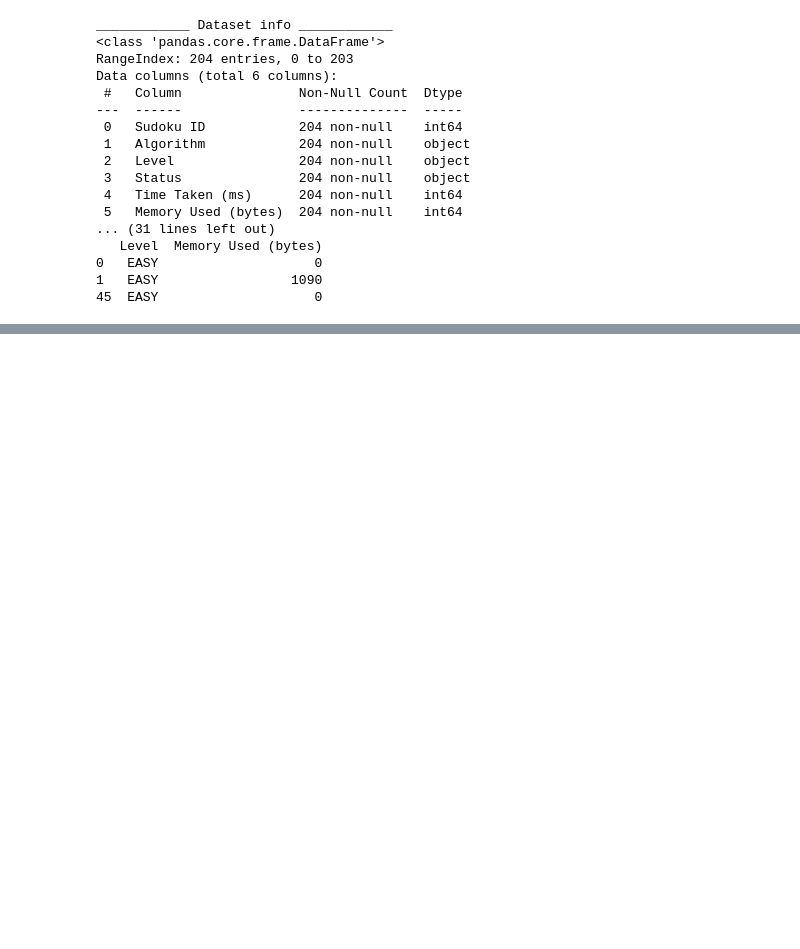
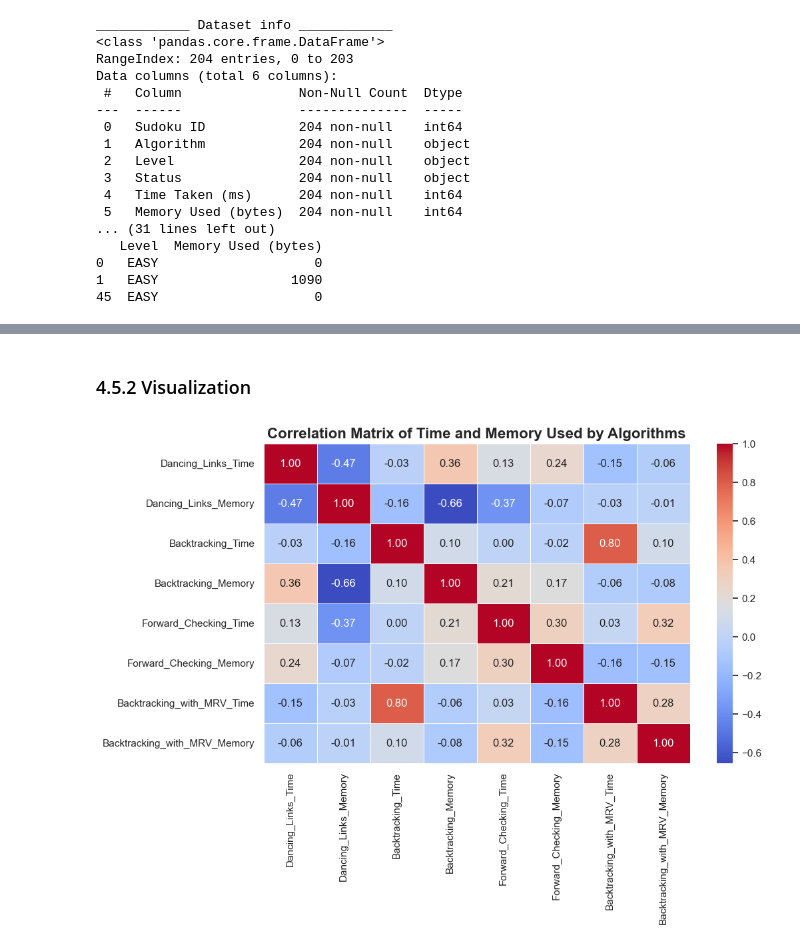
Before and after one commit to lucietran03/SodokuSolver_DSAProject, a Jupyter notebook: src/performance-analysis/Visualization.ipynb, the cells around one changed output, grey strips where cells are left out. Cells and saved outputs as stored; diff of their text form; code cells hidden in the pictures; blank space fills up the shorter version.

```diff
--- a/src/performance-analysis/Visualization.ipynb
+++ b/src/performance-analysis/Visualization.ipynb
@@ -258,0 +319,32 @@ ValueError: 12 columns passed, passed data had 3 columns
+# %% [markdown]
+### 4.5.2 Visualization
+# %%
+# Create a DataFrame from the arrays
+df_for_correlation = pd.DataFrame(arrays)
+
+# Replace inf and NaN values if any
+df_for_correlation = df_for_correlation.replace([np.inf, -np.inf], np.nan)
+
+# Drop rows containing NaN values if any
+df_for_correlation = df_for_correlation.dropna()
+
+# Compute the correlation matrix
+corr_matrix = df_for_correlation.corr()
+
+# Plot the correlation matrix using seaborn heatmap
+plt.figure(figsize=(10, 6))
+sns.heatmap(corr_matrix, annot=True, cmap="coolwarm", fmt=".2f", linewidths=0.5)
+
+# Apply custom layout adjustments (optional)
+plt.title("Correlation Matrix of Time and Memory Used by Algorithms", weight="bold", fontsize=16)
+
+# Adjust spacing manually before saving
+plt.subplots_adjust(left=0.1, right=0.9, top=0.9, bottom=0.1)
+
+# Save the plot after layout adjustment
+plt.savefig('visualization_outputs/correlation_matrix_of_time_and_memory.png', dpi=300)
+
+# Show the plot
+plt.show()
+# %% [output]
+[figure, added]
```
Also changed, not shown: parts of 14 cells of this notebook, 8 other files.
